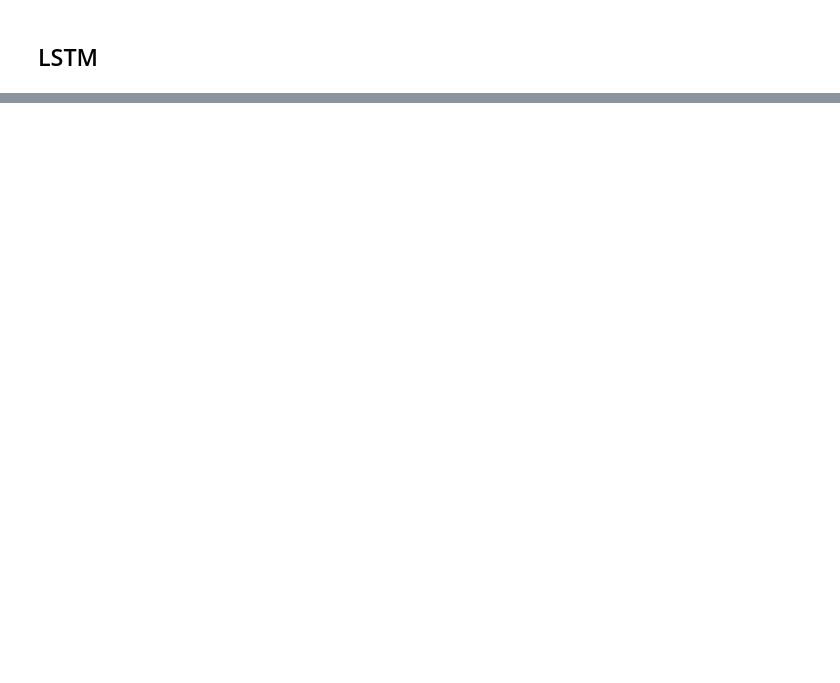
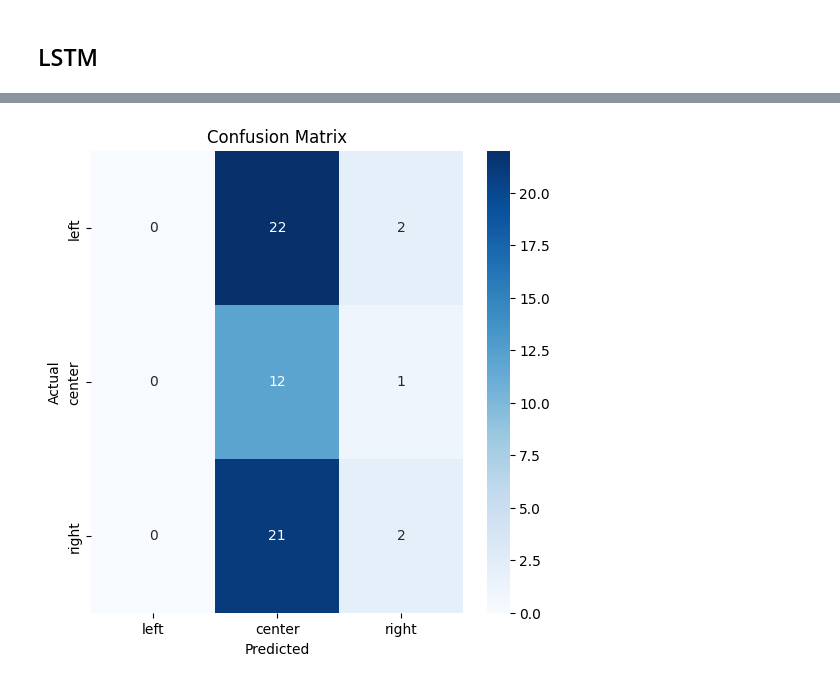
Before and after one commit to MWestberg3/bias-checker, a Jupyter notebook: bias_checker.ipynb, the cells around one changed output, grey strips where cells are left out. Drawn from its saved outputs; the diff is of its cells as text; code cells hidden in the pictures; blank space fills up the shorter version.

```diff
--- a/bias_checker.ipynb
+++ b/bias_checker.ipynb
@@ -233,6 +321,7 @@ class LSTMModel(nn.Module):
     # Define the RNN layer as LSTM
     self.rnn_layer = nn.LSTM(input_size,
                              hidden_size,
+                             num_layers=3,
                              batch_first=True)
     # Define the output layer
     self.output_layer = nn.Linear(hidden_size, num_of_classes)
@@ -289,0 +426,27 @@ print("Test Accuracy:", test_accuracy)
+# %%
+import numpy as np
+from sklearn.metrics import confusion_matrix
+import seaborn as sns
+import matplotlib.pyplot as plt
+
+# Sample predicted labels (this would be from your model after predictions)
+# Assuming you have your model predictions stored in y_pred
+# For example:
+y_pred = y_pred.cpu().detach().numpy()  # Model's raw outputs
+
+# If the outputs are probabilities, convert them to class labels (using argmax if necessary)
+y_pred_labels = np.argmax(y_pred, axis=1)  # Get the class index with the highest probability
+
+
+# Generate the confusion matrix
+cm = confusion_matrix(y_test_encoded, y_pred_labels)
+
+# Plot the confusion matrix using Seaborn
+plt.figure(figsize=(6,6))
+sns.heatmap(cm, annot=True, fmt="d", cmap="Blues", xticklabels=["left", "center", "right"], yticklabels=["left", "center", "right"])
+plt.title("Confusion Matrix")
+plt.xlabel("Predicted")
+plt.ylabel("Actual")
+plt.show()
+# %% [output]
+[figure, added]
```
Also changed, not shown: parts of 24 cells of this notebook.
